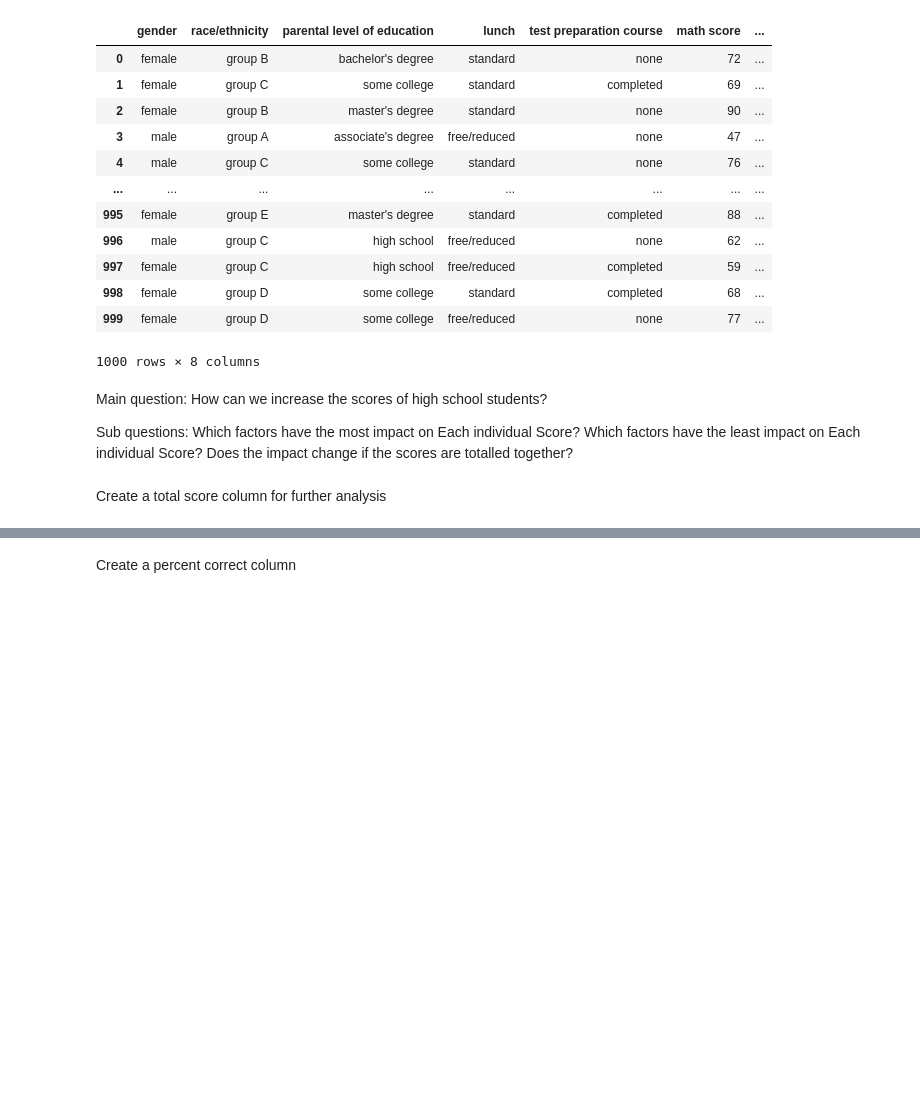
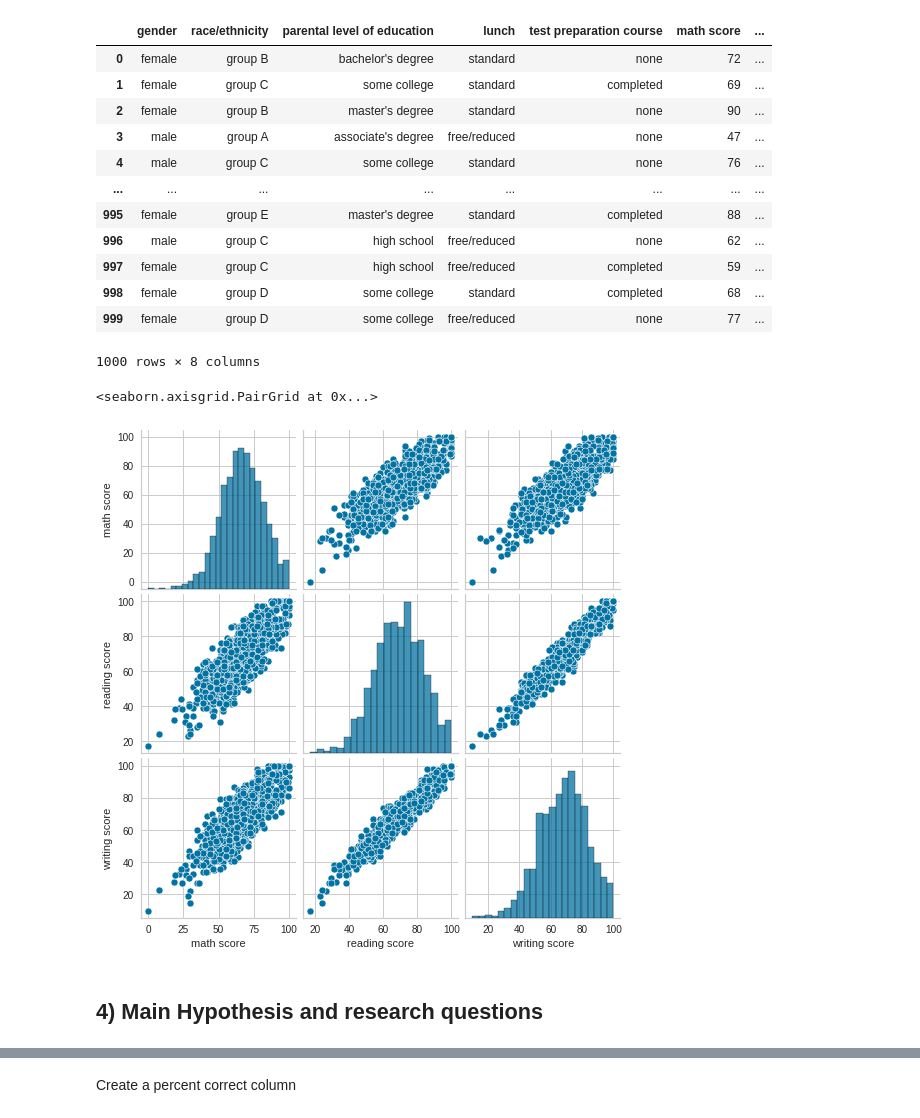
Before and after one commit to earthimmortal/DigHum100, a Jupyter notebook: Dighum100.ipynb, the cells around one changed output, grey strips where cells are left out. Drawn from its saved outputs; the diff is of its cells as text; code cells hidden in the pictures; blank space fills up the shorter version.

```diff
--- a/Dighum100.ipynb
+++ b/Dighum100.ipynb
@@ -25,2 +65,2 @@ Import Dataset
 # %%
-dataset= pd.read_csv('/content/drive/My Drive/Channing Lee/StudentsPerformance.csv')
+dataset= pd.read_csv('/content/drive/My Drive/Channing Lee/Dataset/StudentsPerformance.csv')
@@ -42,11 +84,10 @@ dataset
 | 998 | female | group D | some college | standard | completed | 68 | ... |
 | 999 | female | group D | some college | free/reduced | none | 77 | ... |
 1000 rows × 8 columns
-# %% [markdown]
-Main question: How can we increase the scores of high school students?
-
-Sub questions: Which factors have the most impact on Each individual Score?
-               Which factors have the least impact on Each individual Score?
-                Does the impact change if the scores are totalled together?
-# %% [markdown]
-Create a total score column for further analysis
+# %%
+sns.pairplot(dataset)
+# %% [output]
+<seaborn.axisgrid.PairGrid at 0x...>
+[figure, added]
+# %% [markdown]
+## 4) Main Hypothesis and research questions
```
Also changed, not shown: parts of 114 cells of this notebook.
